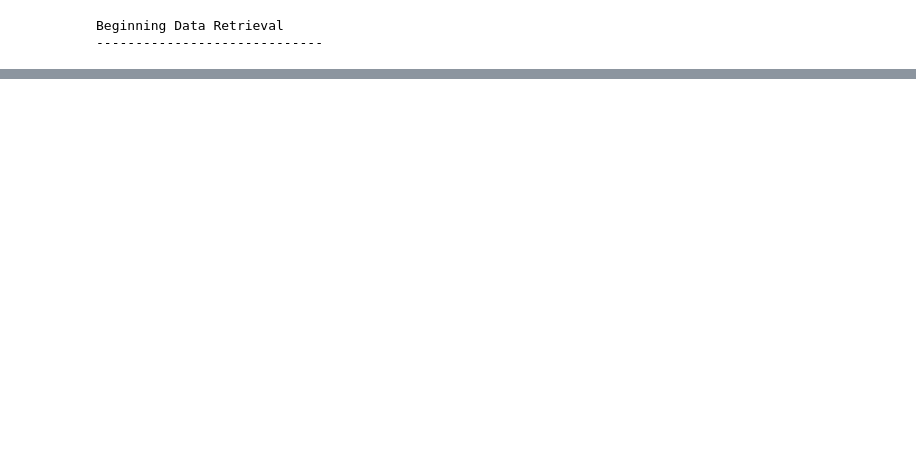
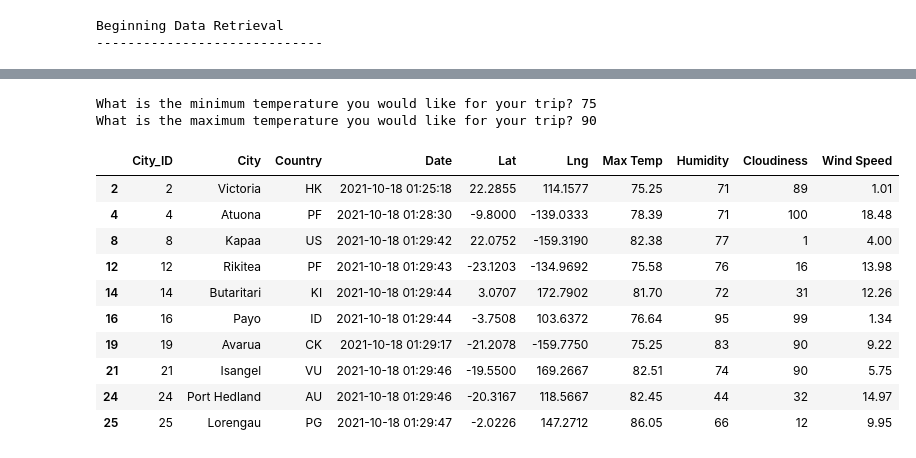
Before and after one commit to ltmurphy/World_Weather_Analysis, a Jupyter notebook: bones.ipynb, the cells around one changed output, grey strips where cells are left out. Saved outputs shown, nothing was run; the diff lists cells and outputs as text; code cells hidden in the pictures; blank space fills up the shorter version.

```diff
--- a/bones.ipynb
+++ b/bones.ipynb
@@ -342,0 +345,4 @@ plot_linear_regression(x_values, y_values,
+# %%
+# Store the CSV you saved created in part one into a DataFrame.
+city_data_df = pd.read_csv("weather_data/cities.csv")
+city_data_df.head()
@@ -342,0 +405,24 @@ plot_linear_regression(x_values, y_values,
+# %%
+# Ask the customer to add a minimum and maximum temperature value.
+min_temp = float(input("What is the minimum temperature you would like for your trip? "))
+max_temp = float(input("What is the maximum temperature you would like for your trip? "))
+# %% [output]
+What is the minimum temperature you would like for your trip? 75
+What is the maximum temperature you would like for your trip? 90
+# %%
+# Filter the dataset to find the cities that fit the criteria.
+preferred_cities_df = city_data_df.loc[(city_data_df["Max Temp"] <= max_temp) & \
+                                       (city_data_df["Max Temp"] >= min_temp)]
+preferred_cities_df.head(10)
+# %% [output]
+|  | City_ID | City | Country | Date | Lat | Lng | Max Temp | Humidity | Cloudiness | Wind Speed |
+| 2 | 2 | Victoria | HK | 2021-10-18 01:25:18 | 22.2855 | 114.1577 | 75.25 | 71 | 89 | 1.01 |
+| 4 | 4 | Atuona | PF | 2021-10-18 01:28:30 | -9.8000 | -139.0333 | 78.39 | 71 | 100 | 18.48 |
+| 8 | 8 | Kapaa | US | 2021-10-18 01:29:42 | 22.0752 | -159.3190 | 82.38 | 77 | 1 | 4.00 |
+| 12 | 12 | Rikitea | PF | 2021-10-18 01:29:43 | -23.1203 | -134.9692 | 75.58 | 76 | 16 | 13.98 |
+| 14 | 14 | Butaritari | KI | 2021-10-18 01:29:44 | 3.0707 | 172.7902 | 81.70 | 72 | 31 | 12.26 |
+| 16 | 16 | Payo | ID | 2021-10-18 01:29:44 | -3.7508 | 103.6372 | 76.64 | 95 | 99 | 1.34 |
+| 19 | 19 | Avarua | CK | 2021-10-18 01:29:17 | -21.2078 | -159.7750 | 75.25 | 83 | 90 | 9.22 |
+| 21 | 21 | Isangel | VU | 2021-10-18 01:29:46 | -19.5500 | 169.2667 | 82.51 | 74 | 90 | 5.75 |
+| 24 | 24 | Port Hedland | AU | 2021-10-18 01:29:46 | -20.3167 | 118.5667 | 82.45 | 44 | 32 | 14.97 |
+| 25 | 25 | Lorengau | PG | 2021-10-18 01:29:47 | -2.0226 | 147.2712 | 86.05 | 66 | 12 | 9.95 |
```
Also changed, not shown: parts of 32 cells of this notebook, 19 other files.
